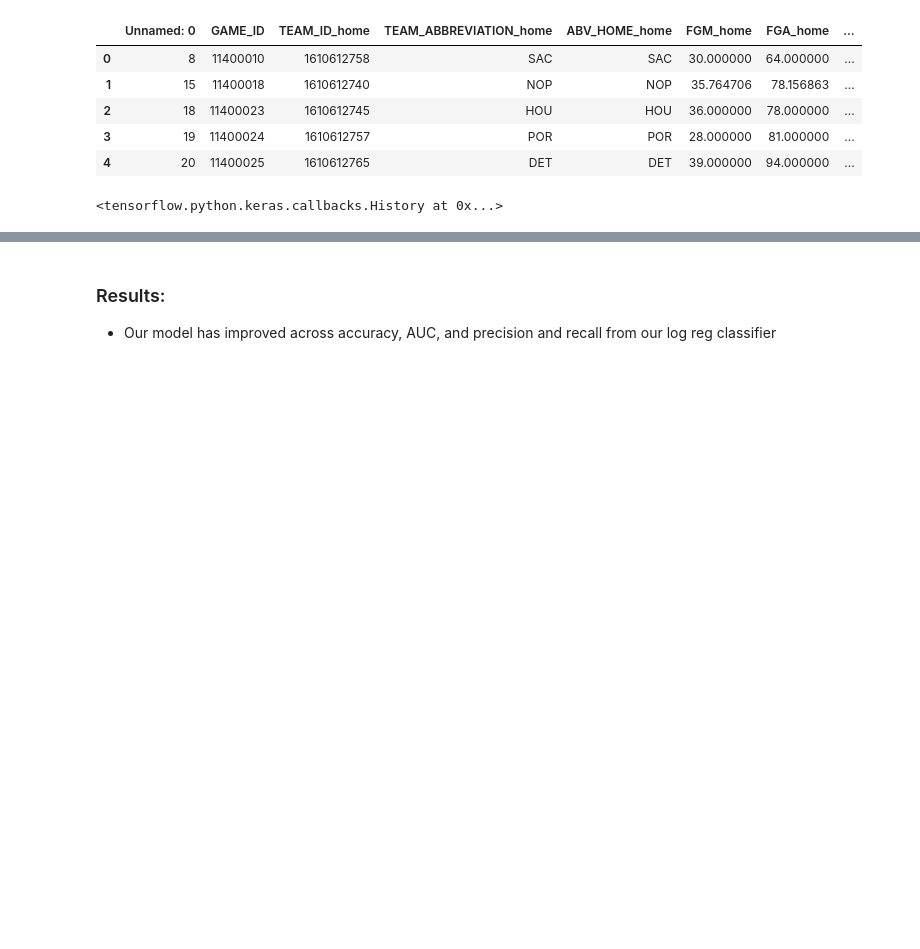
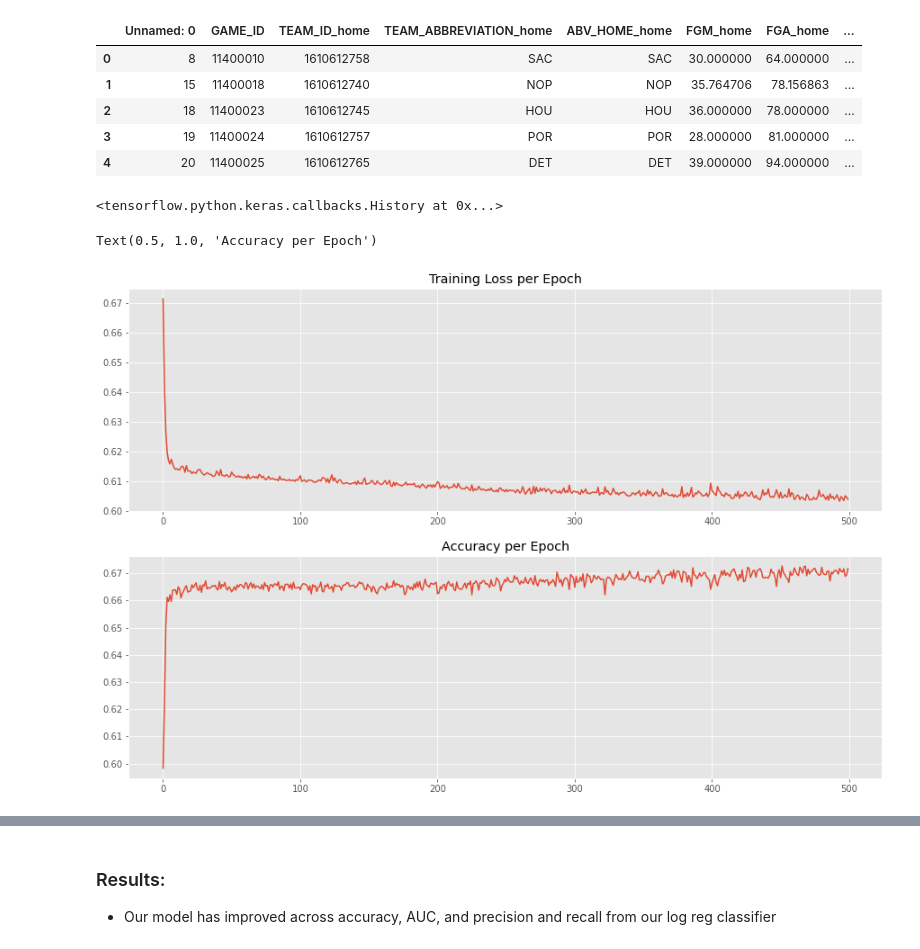
Before and after one commit to candrasc/BasketBall-WinPrediction, a Jupyter notebook: NBA Win Prediction - Neural Net.ipynb, the cells around one changed output, grey strips where cells are left out. Cells and saved outputs as stored; diff of their text form; code cells hidden in the pictures; blank space fills up the shorter version.

```diff
--- a/NBA Win Prediction - Neural Net.ipynb
+++ b/NBA Win Prediction - Neural Net.ipynb
@@ -70,5 +71,21 @@ model.fit(x_train, y_train, epochs = 5000, batch_size = 200, verbose = 0)
 # %% [output]
 <tensorflow.python.keras.callbacks.History at 0x...>
+# %%
+loss_history = model.history.history['loss']
+acc_history = model.history.history['accuracy']
+
+fig, ax = plt.subplots(2,1,figsize = (15,10))
+
+plt.subplot(2,1,1)
+plt.plot(range(len(loss_history)),loss_history)
+plt.title("Training Loss per Epoch")
+
+plt.subplot(2,1,2)
+plt.plot(range(len(acc_history)),acc_history)
+plt.title("Accuracy per Epoch")
+# %% [output]
+Text(0.5, 1.0, 'Accuracy per Epoch')
+[figure, added]
 # %%
 y_hat = model.predict(x_test)
 # %%
```
Also changed, not shown: parts of 9 cells of this notebook, 4 other files.
